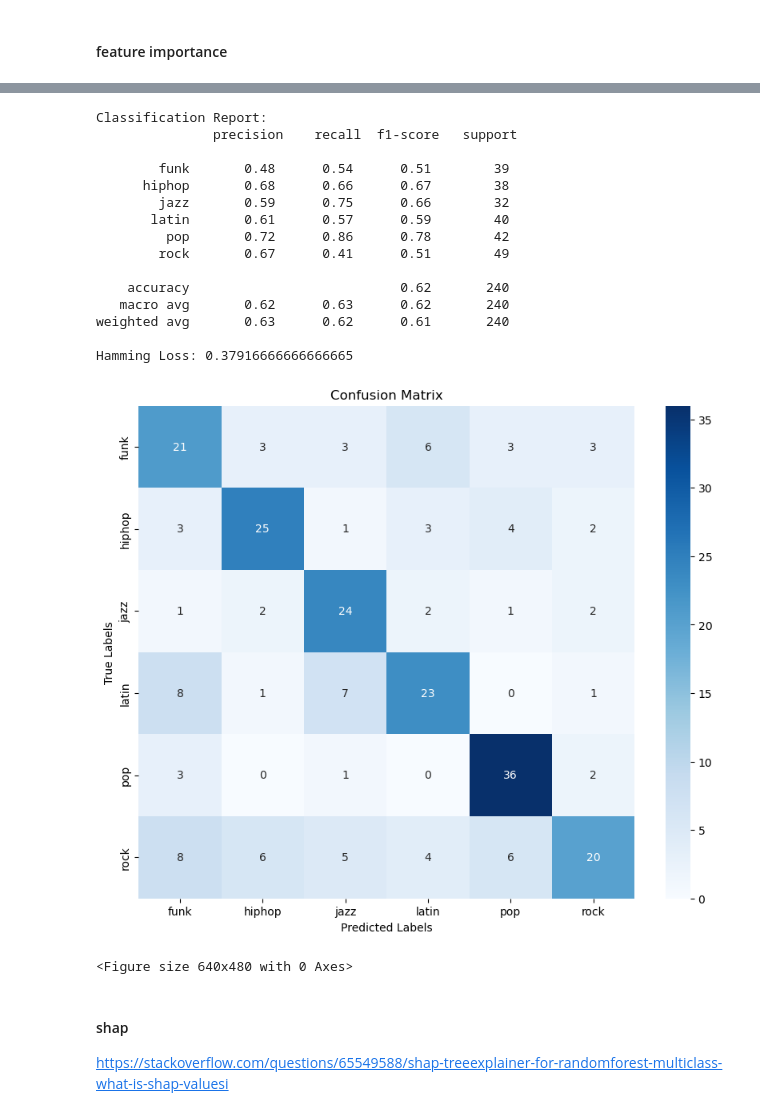
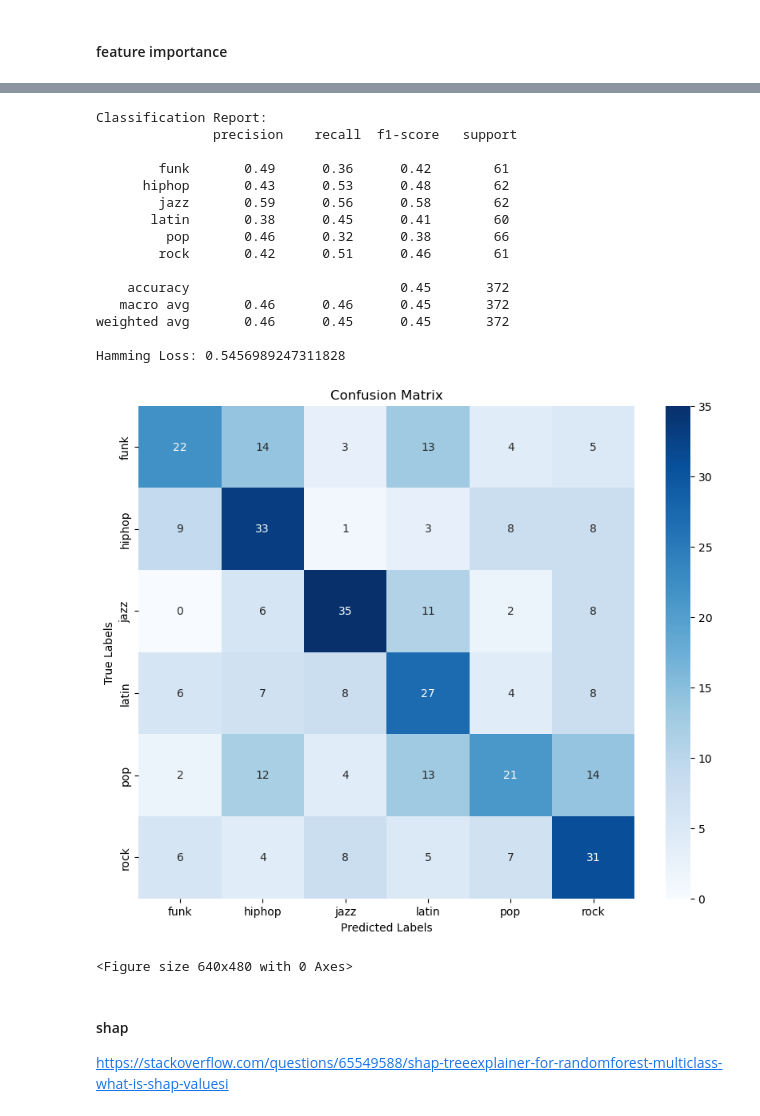
Before and after one commit to Knerten0815/GrooveLens, a Jupyter notebook: Notebooks/Multiclass_Random_Forest.ipynb, the cells around one changed output, grey strips where cells are left out. Drawn from its saved outputs; the diff is of its cells as text; code cells hidden in the pictures.

Commit message:
Trained and evaluated CNN without data leakage. Fixed data leakage in Random Forest.

```diff
--- a/Notebooks/Multiclass_Random_Forest.ipynb
+++ b/Notebooks/Multiclass_Random_Forest.ipynb
@@ -134,7 +191,7 @@ from sklearn.multioutput import MultiOutputClassifier
 from sklearn.model_selection import GridSearchCV
 
 def perform_and_plot_RNDForest_grid_search(parameters: dict, train_data, train_labels):
-    filepath = grid_search_pickling_path("random_forest", parameters)
+    filepath = grid_search_pickling_path(FILE_SUFFIX, parameters)
     try:
         with open(filepath, 'rb') as file:
             grid_search = pickle.load(file)
@@ -197,8 +252,0 @@ Loaded GridSearchCV from ..\data\random_forest_grid_search-max_depth[2,10,50,100
-# %%
-prefixed_parameters = {"max_depth": [15, 20, 30, 50],
-                        "min_samples_leaf": [2, 3, 5],
-                        "n_estimators":[20, 30, 50]}
-
-grid_search = perform_and_plot_RNDForest_grid_search(prefixed_parameters, X_train, y_train)
-best_params = grid_search.best_params_
-print(best_params, grid_search.best_score_)
@@ -210,5 +261,5 @@ Loaded GridSearchCV from ..\data\random_forest_grid_search-max_depth[15,20,30,50
 # %%
-n_estimators = 50 #best_params["n_estimators"]
-max_depth = 50 #best_params["max_depth"]
-min_samples_leaf = 2 #best_params["min_samples_leaf"]
+n_estimators = best_params["n_estimators"]
+max_depth = best_params["max_depth"]
+min_samples_leaf = best_params["min_samples_leaf"]
 # %% [raw]
@@ -319,24 +369,25 @@ get_feature_importance_df(random_forest, X_train)
+# %%
+y_pred = label_encoder.transform(y_pred)
 # %%
-FILE_SUFFIX = 'RANDOM_FOREST'
 report, h_loss = evaluate_model2(y_test, y_pred)
 save_evaluation(report, h_loss, file_suffix=FILE_SUFFIX)
 # %% [output]
 Classification Report:
                precision    recall  f1-score   support
 
-        funk       0.48      0.54      0.51        39
-      hiphop       0.68      0.66      0.67        38
-        jazz       0.59      0.75      0.66        32
-       latin       0.61      0.57      0.59        40
-         pop       0.72      0.86      0.78        42
-        rock       0.67      0.41      0.51        49
+        funk       0.49      0.36      0.42        61
+      hiphop       0.43      0.53      0.48        62
+        jazz       0.59      0.56      0.58        62
+       latin       0.38      0.45      0.41        60
+         pop       0.46      0.32      0.38        66
+        rock       0.42      0.51      0.46        61
 
-    accuracy                           0.62       240
-   macro avg       0.62      0.63      0.62       240
-weighted avg       0.63      0.62      0.61       240
+    accuracy                           0.45       372
+   macro avg       0.46      0.46      0.45       372
+weighted avg       0.46      0.45      0.45       372
 
-Hamming Loss: 0.37916666666666665
+Hamming Loss: 0.5456989247311828
-[figure, old version]
+[figure, new version]
 <Figure size 640x480 with 0 Axes>
 # %% [markdown]
 #### shap
```
Also changed, not shown: parts of 18 cells of this notebook, 6 other files.
